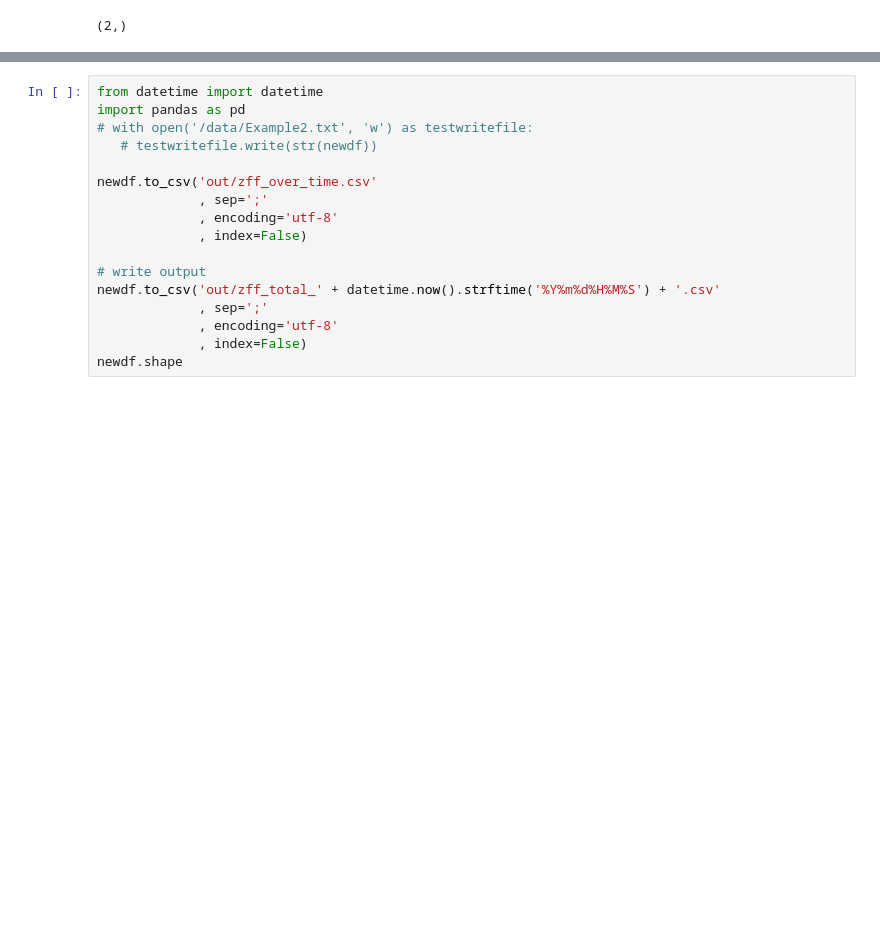
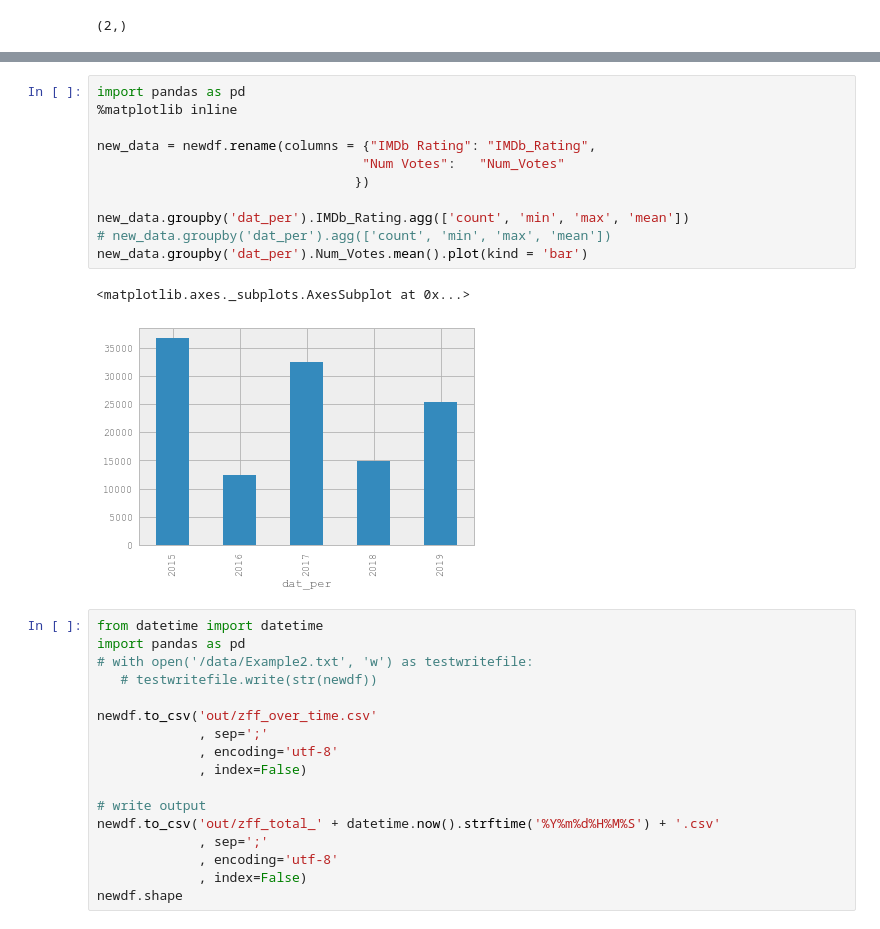
Before and after one commit to cwerner13/zff, a Jupyter notebook: zff_load.ipynb, the cells around one changed output, grey strips where cells are left out. Saved outputs shown, nothing was run; the diff lists cells and outputs as text; blank space fills up the shorter version.

```diff
--- a/zff_load.ipynb
+++ b/zff_load.ipynb
@@ -70,3 +93,17 @@ a.shape
+# %%
+import pandas as pd
+%matplotlib inline
+
+new_data = newdf.rename(columns = {"IMDb Rating": "IMDb_Rating",
+                                  "Num Votes":   "Num_Votes"
+                                 })
+
+new_data.groupby('dat_per').IMDb_Rating.agg(['count', 'min', 'max', 'mean'])
+# new_data.groupby('dat_per').agg(['count', 'min', 'max', 'mean'])
+new_data.groupby('dat_per').Num_Votes.mean().plot(kind = 'bar')
+# %% [output]
+<matplotlib.axes._subplots.AxesSubplot at 0x...>
+[figure, added]
 # %%
 from datetime import datetime
 import pandas as pd
```
Also changed, not shown: parts of 4 cells of this notebook.
